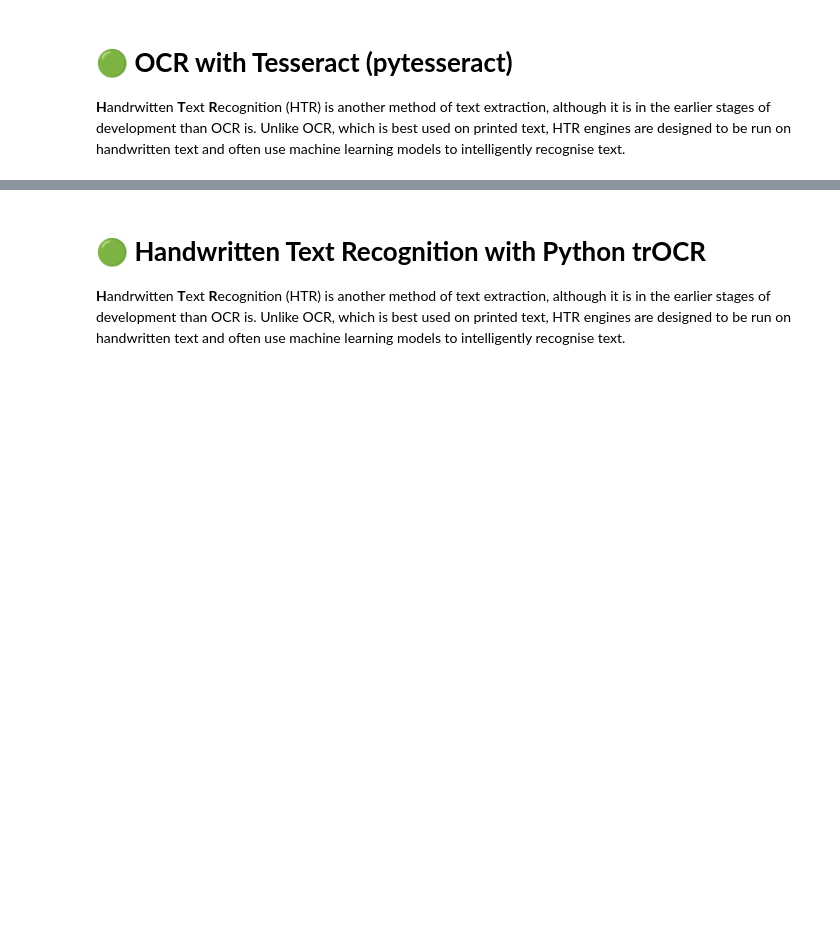
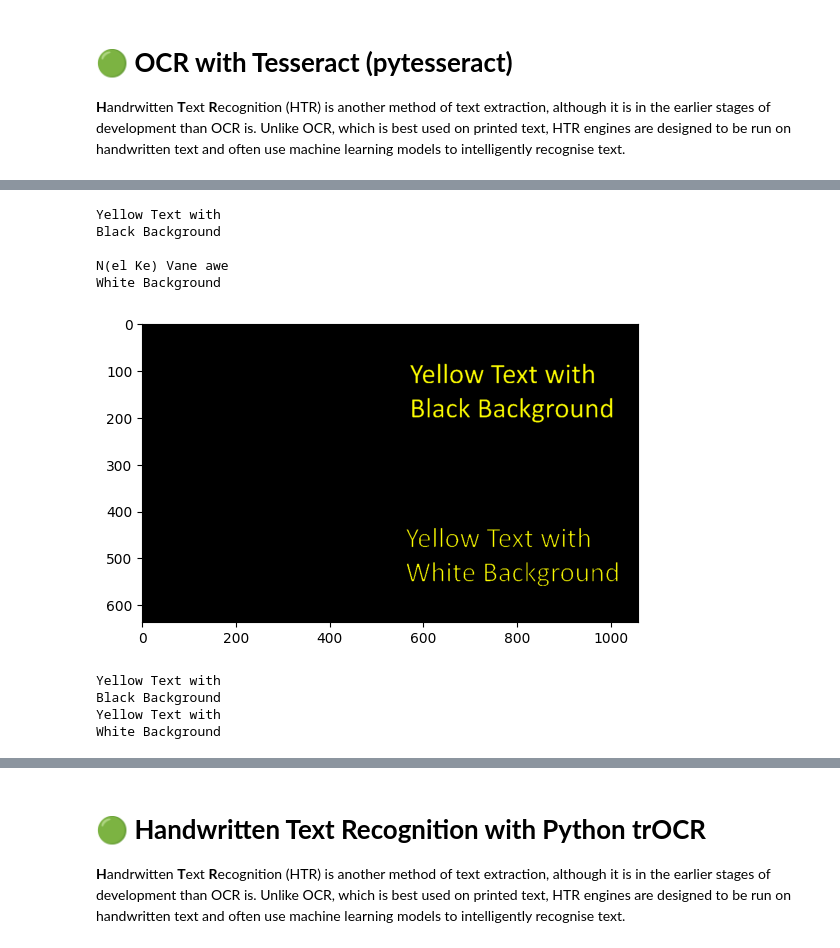
Before and after one commit to peiyulan/From-Images-to-Text-Working-with-OCR, a Jupyter notebook: ImageToTextOCR.ipynb, the cells around one changed output, grey strips where cells are left out. Drawn from its saved outputs; the diff is of its cells as text; code cells hidden in the pictures; blank space fills up the shorter version.

```diff
--- a/ImageToTextOCR.ipynb
+++ b/ImageToTextOCR.ipynb
@@ -343,0 +319,24 @@ cv2.waitKey(0)
+# %%
+mask = cv2.inRange(HSV, (50, 255, 160), (200, 255, 255)) #Define the colour range
+imask = mask > 0 #Select the pixels where the colour is in the range
+result = np.zeros_like(img, np.uint8) #Create an empty image the same size to the file
+result[imask] = img[imask] #Copy the part of image in the colour range to the resulting image
+plt.imshow(result)
+data = pytesseract.image_to_string(result, lang='eng')
+print(data)
+# %% [output]
+Yellow Text with
+Black Background
+
+N(el Ke) Vane awe
+White Background
+[figure, added]
+# %%
+#Try a different model to compare result
+data = pytesseract.image_to_string(result, lang='eng', config = '--psm 6')
+print(data)
+# %% [output]
+Yellow Text with
+Black Background
+Yellow Text with
+White Background
```
Also changed, not shown: parts of 11 cells of this notebook.
